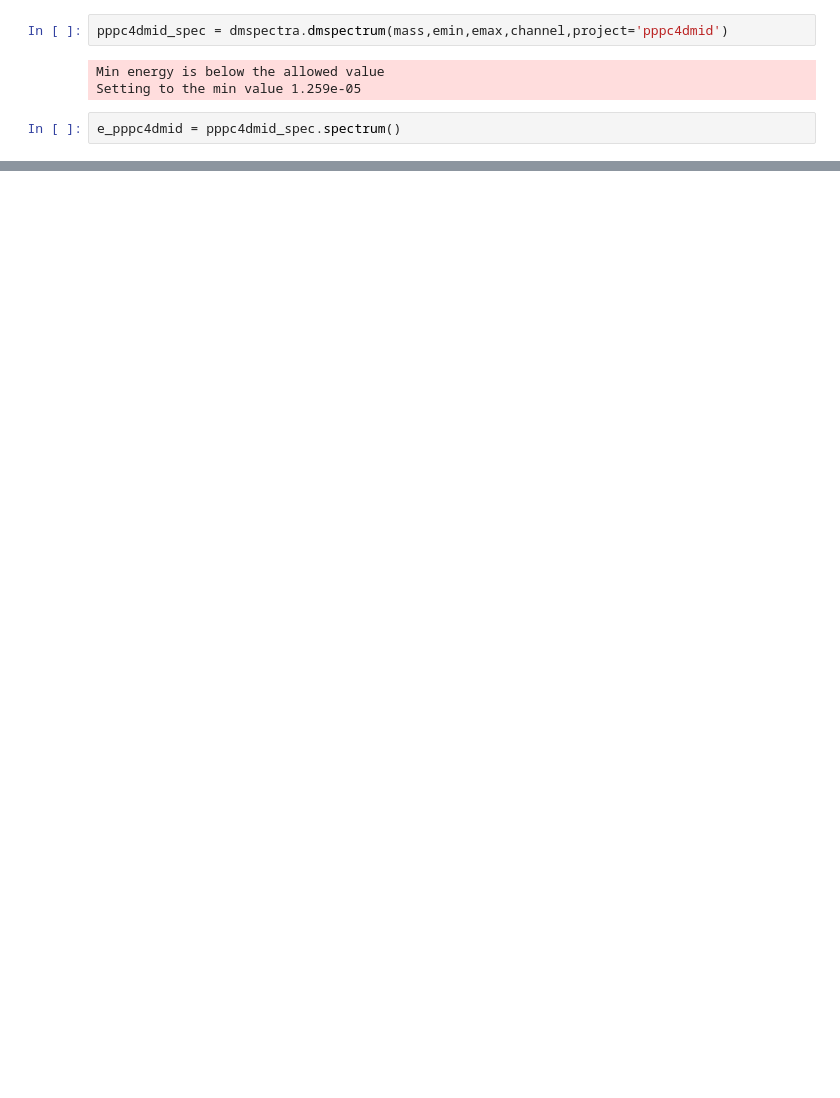
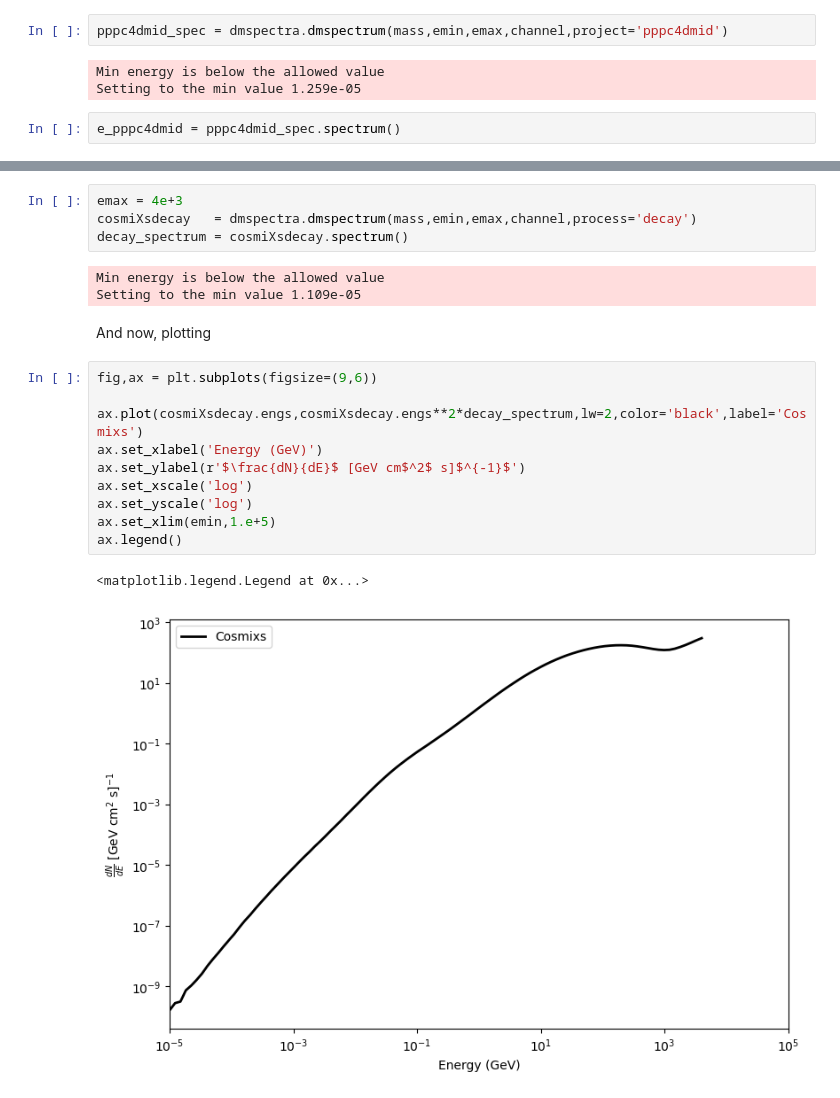
Before and after one commit to sergiohcdna/elf-danna-galac, a Jupyter notebook: notebooks/get_electronspec.ipynb, the cells around one changed output, grey strips where cells are left out. Drawn from its saved outputs; the diff is of its cells as text; blank space fills up the shorter version.

```diff
--- a/notebooks/get_electronspec.ipynb
+++ b/notebooks/get_electronspec.ipynb
@@ -62,0 +89,22 @@ ax.legend()
+# %%
+emax = 4e+3
+cosmiXsdecay   = dmspectra.dmspectrum(mass,emin,emax,channel,process='decay')
+decay_spectrum = cosmiXsdecay.spectrum()
+# %% [output]
+Min energy is below the allowed value
+Setting to the min value 1.109e-05
+# %% [markdown]
+And now, plotting
+# %%
+fig,ax = plt.subplots(figsize=(9,6))
+
+ax.plot(cosmiXsdecay.engs,cosmiXsdecay.engs**2*decay_spectrum,lw=2,color='black',label='Cosmixs')
+ax.set_xlabel('Energy (GeV)')
+ax.set_ylabel(r'$\frac{dN}{dE}$ [GeV cm$^2$ s]$^{-1}$')
+ax.set_xscale('log')
+ax.set_yscale('log')
+ax.set_xlim(emin,1.e+5)
+ax.legend()
+# %% [output]
+<matplotlib.legend.Legend at 0x...>
+[figure, added]
```
Also changed, not shown: parts of 9 cells of this notebook, 1 other file.
